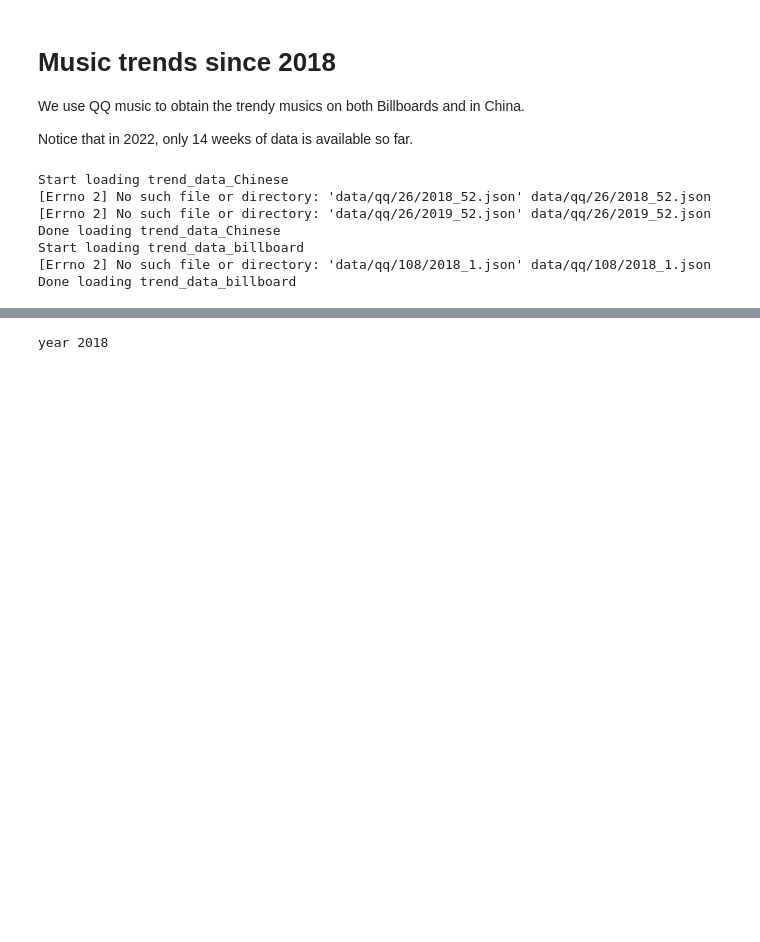
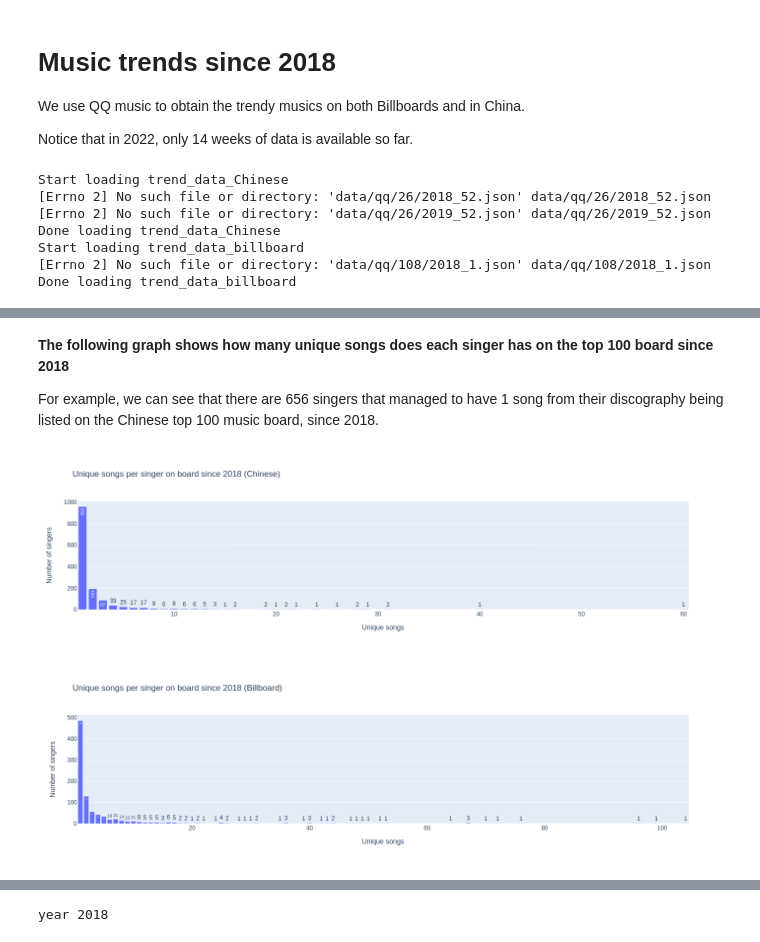
Before and after one commit to com-480-data-visualization/datavis-project-2022-shazam, a Jupyter notebook: dataset/crawler/notebook.ipynb, the cells around one changed output, grey strips where cells are left out. Saved outputs shown, nothing was run; the diff lists cells and outputs as text; code cells hidden in the pictures; blank space fills up the shorter version.

```diff
--- a/dataset/crawler/notebook.ipynb
+++ b/dataset/crawler/notebook.ipynb
@@ -540,33 +566,61 @@ popular_singers_by_songs_per_year(data=trend_data_billboard)
+# %% [markdown]
+**The following graph shows how many unique songs does each singer has on the top 100 board since 2018**
+
+For example, we can see that there are 656 singers that managed to have 1 song from their discography being listed on the Chinese top 100 music board, since 2018.
 # %%
-def popular_singers_by_songs_all(data: {}): # a) bar chart (x: songs on board (max ~110), y: singer count) b) table
+def popular_singers_by_unique_songs_on_board_all(data: {}, title: str): # a) bar chart (x: songs on board (max ~110), y: singer count) b) table
     singers = {}
     for y in data:
         for w in data[y]:
             for t in data[y][w]:
                 singer_split = data[y][w][t]['singerName'].split("/")
 
                 for s in singer_split:
                     if s in singers:
                         pass
                     else:
                         singers[s] = {}
                     singers[s][data[y][w][t]['title']] = True
 
     # print(len(singers))
     count = {}
     for s in singers:
         # print(s, len(singers[s]))
         if len(singers[s]) in count:
             pass
         else:
             count[len(singers[s])] = 0
         count[len(singers[s])] += 1
 
     mx = 0
     for c in count:
         # print(c, count[c])
         mx = max(mx, c)
-    print("mx", mx)
+    # print("mx", mx)
 
-popular_singers_by_songs_all(data=trend_data_Chinese)
-popular_singers_by_songs_all(data=trend_data_billboard)
+    x = []
+    y = []
+    for i in range(1, mx + 1):
+        x.append(i)
+        if i in count:
+            y.append(count[i])
+        else:
+            y.append(0)
+
+    fig = px.bar(x=x, y=y, title=f"{title}", text_auto='3s')
+    fig.update_xaxes(title="Unique songs")
+    fig.update_yaxes(title="Number of singers")
+    fig.update_layout(height=400, width=1400)
+    # fig.show()
+    os.system(f"mkdir -p out/qq")
+    fig.write_image(f"out/qq/popular_singers_by_unique_songs_on_board_all.svg")
+
+    # for jupyter, use png, due to performance reason
+    fig.write_image(f"out/qq/popular_singers_by_unique_songs_on_board_all.png")
+    show_image(f"out/qq/popular_singers_by_unique_songs_on_board_all.png")
+
+popular_singers_by_unique_songs_on_board_all(data=trend_data_Chinese, title="Unique songs per singer on board since 2018 (Chinese)")
+popular_singers_by_unique_songs_on_board_all(data=trend_data_billboard, title="Unique songs per singer on board since 2018 (Billboard)")
+# %% [output]
+[figure, added]
+[figure, added]
```
Also changed, not shown: parts of 7 cells of this notebook.
